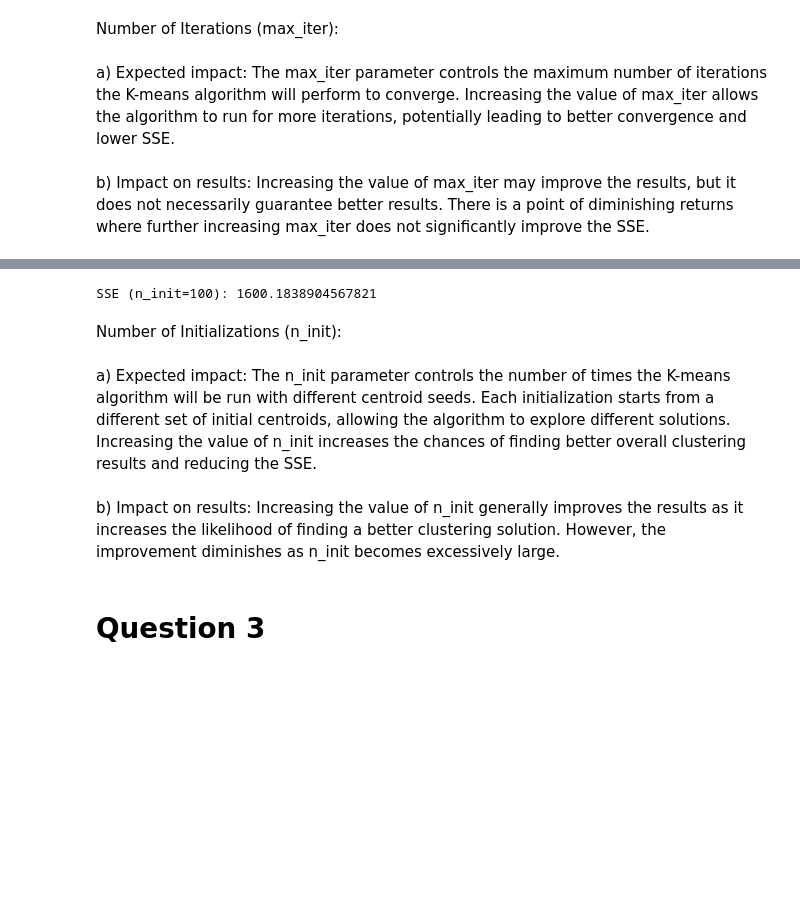
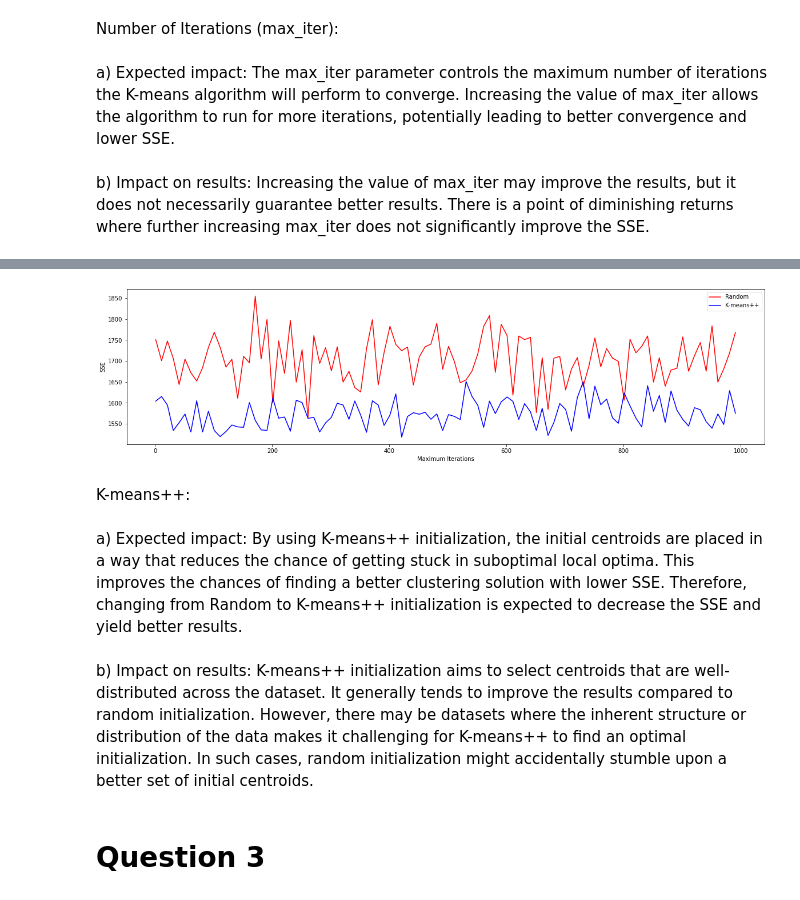
Before and after one commit to wunyinwilliam/COMP7103B_Assignment1, a Jupyter notebook: Clustering/Question_3.ipynb, the cells around one changed output, grey strips where cells are left out. Cells and saved outputs as stored; diff of their text form; code cells hidden in the pictures; blank space fills up the shorter version.

```diff
--- a/Clustering/Question_3.ipynb
+++ b/Clustering/Question_3.ipynb
@@ -56,12 +60,31 @@ kmeans_init_100 = KMeans(
-# %%
-sse_init_100 = kmeans_init_100.inertia_
-print("SSE (n_init=100):", sse_init_100)
-# %% [output]
-SSE (n_init=100): 1600.1838904567821
+# %%
+# Test the effect by K-means++ and Random
+max_iterations = range(1, 1000, 10)
+sse_array_random = []
+sse_array_kmeans_plusplus = []
+
+for i in num_of_runs:
+    kmeans_random = KMeans(init='random', max_iter=i).fit(data)
+    sse_random = kmeans_random.inertia_
+    sse_array_random.append(sse_random)
+    kmeans_plusplus = KMeans(init='k-means++', max_iter=i).fit(data)
+    sse_plusplus = kmeans_plusplus.inertia_
+    sse_array_kmeans_plusplus.append(sse_plusplus)
+# %%
+plt.figure(figsize=(20, 5))
+plt.plot(max_iterations, sse_array_random, color='red', label='Random')
+plt.plot(max_iterations, sse_array_kmeans_plusplus, color='blue', label='K-means++')
+
+plt.xlabel('Maximum Iterations')
+plt.ylabel('SSE')
+plt.legend()
+plt.show()
+# %% [output]
+[figure, added]
 # %% [markdown]
-Number of Initializations (n_init):<br><br>
-a) Expected impact: The n_init parameter controls the number of times the K-means algorithm will be run with different centroid seeds. Each initialization starts from a different set of initial centroids, allowing the algorithm to explore different solutions. Increasing the value of n_init increases the chances of finding better overall clustering results and reducing the SSE.<br><br>
-b) Impact on results: Increasing the value of n_init generally improves the results as it increases the likelihood of finding a better clustering solution. However, the improvement diminishes as n_init becomes excessively large.
+K-means++:<br><br>
+a) Expected impact: By using K-means++ initialization, the initial centroids are placed in a way that reduces the chance of getting stuck in suboptimal local optima. This improves the chances of finding a better clustering solution with lower SSE. Therefore, changing from Random to K-means++ initialization is expected to decrease the SSE and yield better results.<br><br>
+b) Impact on results: K-means++ initialization aims to select centroids that are well-distributed across the dataset. It generally tends to improve the results compared to random initialization. However, there may be datasets where the inherent structure or distribution of the data makes it challenging for K-means++ to find an optimal initialization. In such cases, random initialization might accidentally stumble upon a better set of initial centroids.
 # %% [markdown]
 # Question 3
 # %% [markdown]
```
Also changed, not shown: parts of 7 cells of this notebook, 2 other files.
